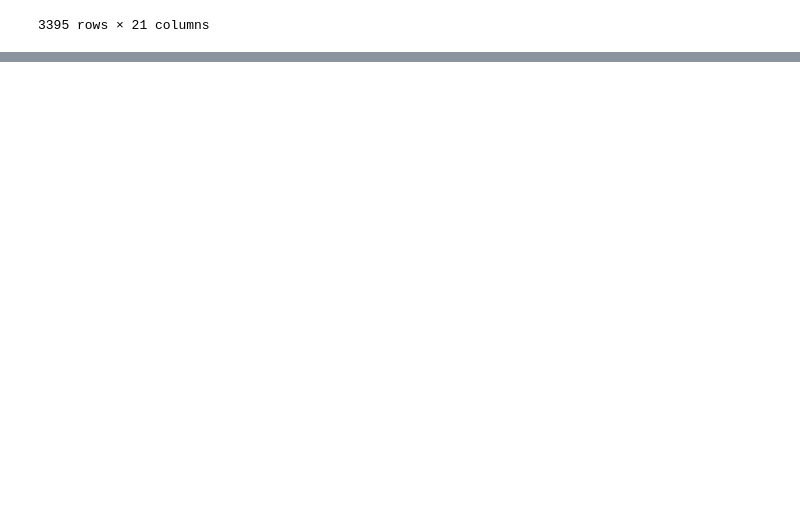
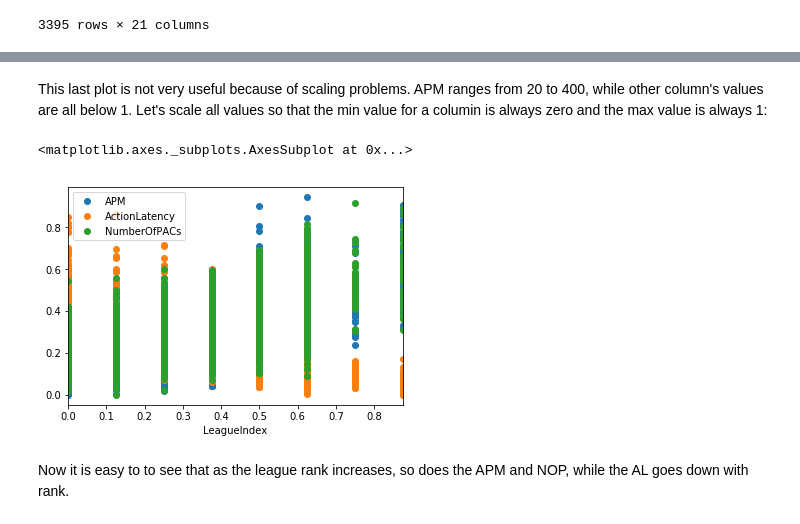
Before and after one commit to jeosadn/patrones, a Jupyter notebook: inv1/Inv-Corta-1.ipynb, the cells around one changed output, grey strips where cells are left out. Drawn from its saved outputs; the diff is of its cells as text; code cells hidden in the pictures; blank space fills up the shorter version.

```diff
--- a/inv1/Inv-Corta-1.ipynb
+++ b/inv1/Inv-Corta-1.ipynb
@@ -184,0 +219,14 @@ sc_data.plot()
+# %% [markdown]
+This last plot is not very useful because of scaling problems. APM ranges from 20 to 400, while other column's values are all below 1. Let's scale all values so that the min value for a columin is always zero and the max value is always 1:
+# %%
+scaled_sc_data = sc_data.copy(deep=True)
+for col in scaled_sc_data[:]:
+    scaled_sc_data[col] = (scaled_sc_data[col]-scaled_sc_data[col].min())/scaled_sc_data[col].max()
+
+scaled_sc_data.plot(x='LeagueIndex', y=['APM','ActionLatency', 'NumberOfPACs'],
+                    style='o')
+# %% [output]
+<matplotlib.axes._subplots.AxesSubplot at 0x...>
+[figure, added]
+# %% [markdown]
+Now it is easy to to see that as the league rank increases, so does the APM and NOP, while the AL goes down with rank.
```
Also changed, not shown: parts of 8 cells of this notebook.
